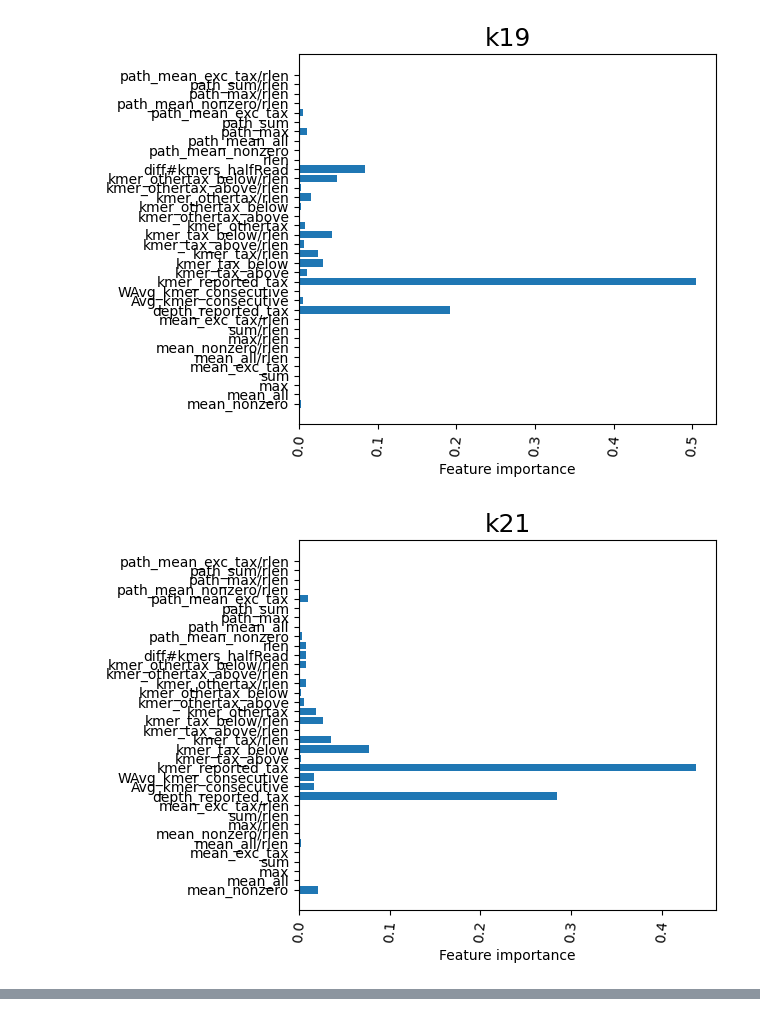
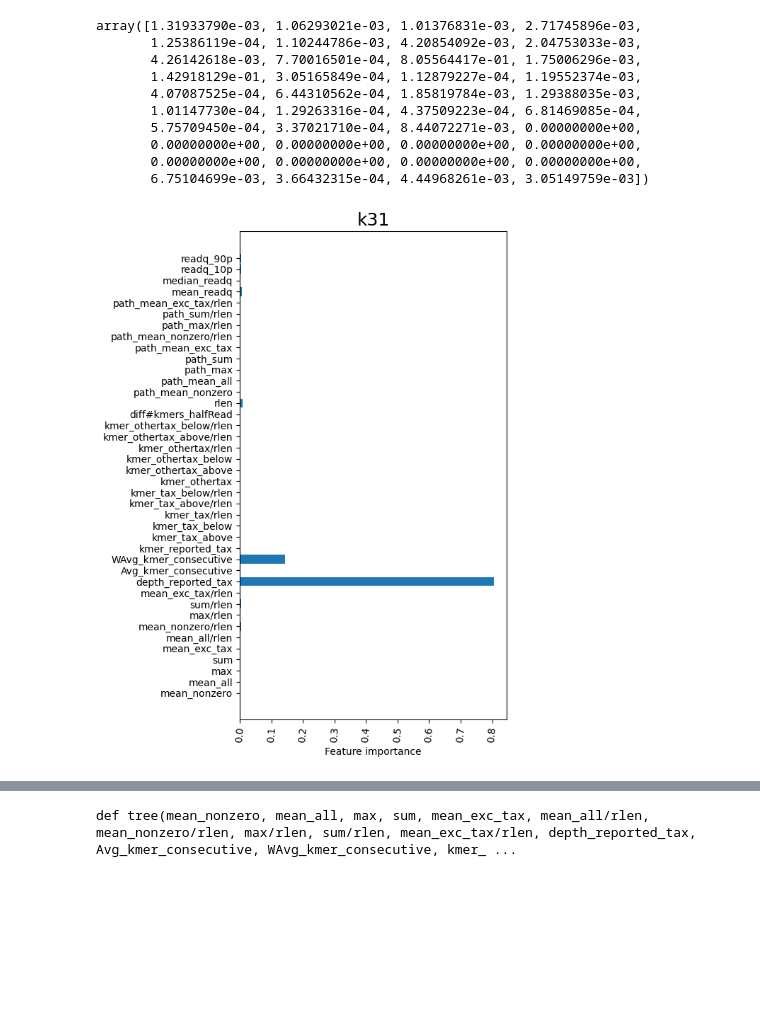
Before and after one commit to sinamajidian/MetaKPick, a Jupyter notebook: utils_notebook/testing_note.ipynb, the cells around one changed output, grey strips where cells are left out. Drawn from its saved outputs; the diff is of its cells as text; code cells hidden in the pictures; blank space fills up the shorter version.

```diff
--- a/utils_notebook/testing_note.ipynb
+++ b/utils_notebook/testing_note.ipynb
@@ -551,0 +1020,8 @@ logging.info("Model loaded"+str(loaded_regression_dic))
+# %%
+feature_names = ['mean_nonzero', 'mean_all', 'max', 'sum', 'mean_exc_tax', 'mean_all/rlen', 'mean_nonzero/rlen', 'max/rlen', 'sum/rlen', 'mean_exc_tax/rlen',
+            'depth_reported_tax', 'Avg_kmer_consecutive', 'WAvg_kmer_consecutive', 'kmer_reported_tax', 'kmer_tax_above', 'kmer_tax_below',
+            'kmer_tax/rlen', 'kmer_tax_above/rlen', 'kmer_tax_below/rlen', 'kmer_othertax', 'kmer_othertax_above', 'kmer_othertax_below',
+            'kmer_othertax/rlen', 'kmer_othertax_above/rlen', 'kmer_othertax_below/rlen', 'diff#kmers_halfRead','rlen',
+            'path_mean_nonzero','path_mean_all','path_max','path_sum', 'path_mean_exc_tax',
+            'path_mean_nonzero/rlen','path_max/rlen','path_sum/rlen', 'path_mean_exc_tax/rlen',
+              'mean_readq','median_readq','readq_10p','readq_90p']
@@ -563,19 +1067,33 @@ plt.tight_layout()
+# %%
+import matplotlib.pyplot as plt
+#for case in ['k19', 'k21', 'k25', 'k31']:
+#case='topRF'
+case='k31'
+feature_importances = loaded_regression_dic[case].feature_importances_
+feature_importances
+# %% [output]
+array([1.31933790e-03, 1.06293021e-03, 1.01376831e-03, 2.71745896e-03,
+       1.25386119e-04, 1.10244786e-03, 4.20854092e-03, 2.04753033e-03,
+       4.26142618e-03, 7.70016501e-04, 8.05564417e-01, 1.75006296e-03,
+       1.42918129e-01, 3.05165849e-04, 1.12879227e-04, 1.19552374e-03,
+       4.07087525e-04, 6.44310562e-04, 1.85819784e-03, 1.29388035e-03,
+       1.01147730e-04, 1.29263316e-04, 4.37509223e-04, 6.81469085e-04,
+       5.75709450e-04, 3.37021710e-04, 8.44072271e-03, 0.00000000e+00,
+       0.00000000e+00, 0.00000000e+00, 0.00000000e+00, 0.00000000e+00,
+       0.00000000e+00, 0.00000000e+00, 0.00000000e+00, 0.00000000e+00,
+       6.75104699e-03, 3.66432315e-04, 4.44968261e-03, 3.05149759e-03])
 # %%
-import matplotlib.pyplot as plt
-for case in ['k19', 'k21', 'k25', 'k31']:
+fig = plt.figure(figsize=(6, 8))
 
-    feature_importances = loaded_regression_dic[case].feature_importances_
-    fig = plt.figure()
-
-    #plt.hist(feature_importances,bins=50)
-    plt.barh(feature_names,feature_importances)
-    #plt.yscale('log')
-    plt.xlabel('Feature importance')
-    #plt.ylabel('No. features')
-    plt.xticks(rotation=85)
-    plt.title(case,fontsize=18)
-    plt.tight_layout()
-    plt.savefig("/vast/blangme2/smajidi5/metagenomics/metakpick_project/runs/png/path_1731_imporantce"+case+"_.png",dpi=300)
+#plt.hist(feature_importances,bins=50)
+plt.barh(feature_names,feature_importances)
+#plt.yscale('log')
+plt.xlabel('Feature importance')
+#plt.ylabel('No. features')
+plt.xticks(rotation=85)
+plt.title(case,fontsize=18)
+plt.tight_layout()
+#plt.savefig("/vast/blangme2/smajidi5/metagenomics/metakpick_project/runs/logs_all/png/sep24_RFk31_w_readquality_imporantce"+case+"_.png",dpi=300)
+# long1931_80_9sep_corrected_wpath_1
 # %% [output]
-[figure, old version]
+[figure, new version]
-[figure, removed]
@@ -612,6 +1128,13 @@ def decision_tree_to_code(tree, feature_names):
 
 from sklearn.tree import _tree
 from sklearn import tree
+# %%
+case='k31' #'k31'
+individual_tree = loaded_regression_dic[case].estimators_[1]  # Get the first tree (you can choose any index)
+
+decision_tree_to_code(individual_tree, feature_names)
+# %% [output]
+def tree(mean_nonzero, mean_all, max, sum, mean_exc_tax, mean_all/rlen, mean_nonzero/rlen, max/rlen, sum/rlen, mean_exc_tax/rlen, depth_reported_tax, Avg_kmer_consecutive, WAvg_kmer_consecutive, kmer_ ...
 # %%
 # feature_names = ['mean_all', 'mean_nonzero', 'max', 'sum', 'mean_exc_tax', 'mean_all/rlen', 'mean_nonzero/rlen', 'max/rlen', 'sum/rlen', 'mean_exc_tax/rlen',
 #     'depth_reported_tax', 'Avg_kmer_consecutive', 'WAvg_kmer_consecutive', 'kmer_reported_tax', 'kmer_tax_above', 'kmer_tax_below',
```
Also changed, not shown: parts of 58 cells of this notebook, 1 other file.
